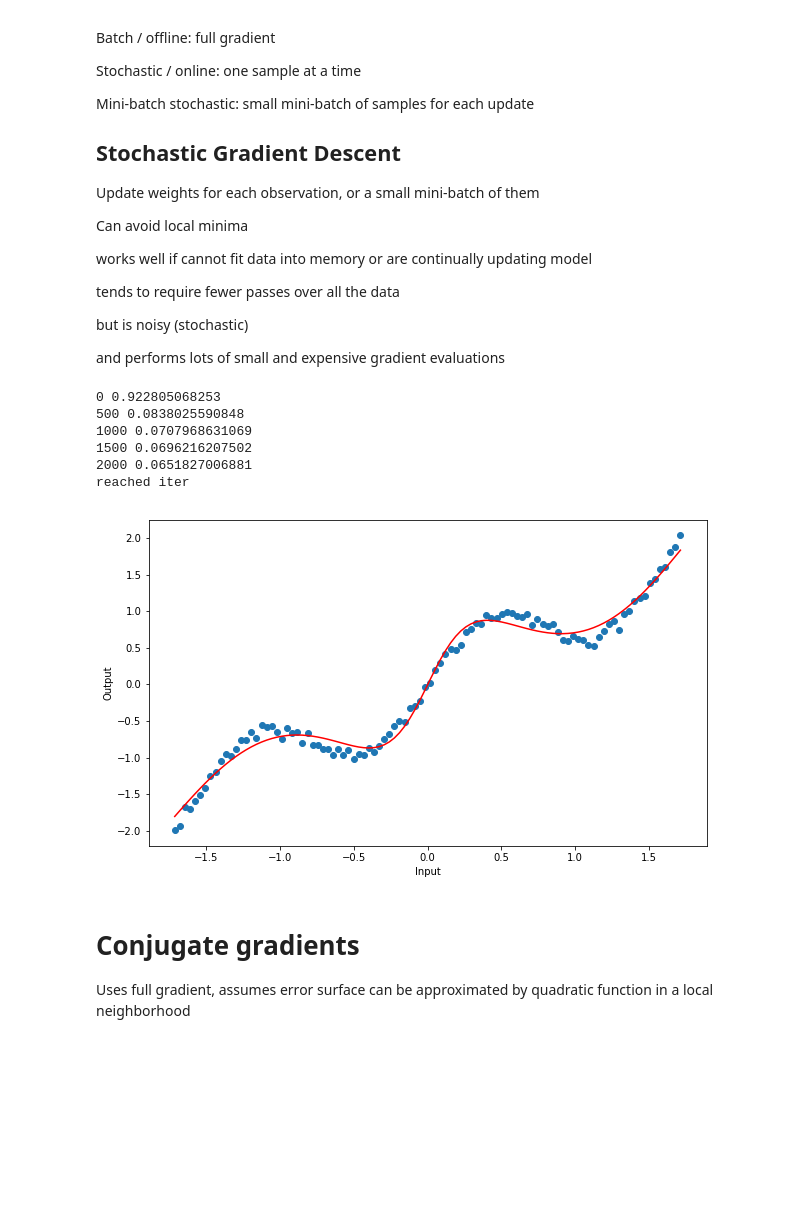
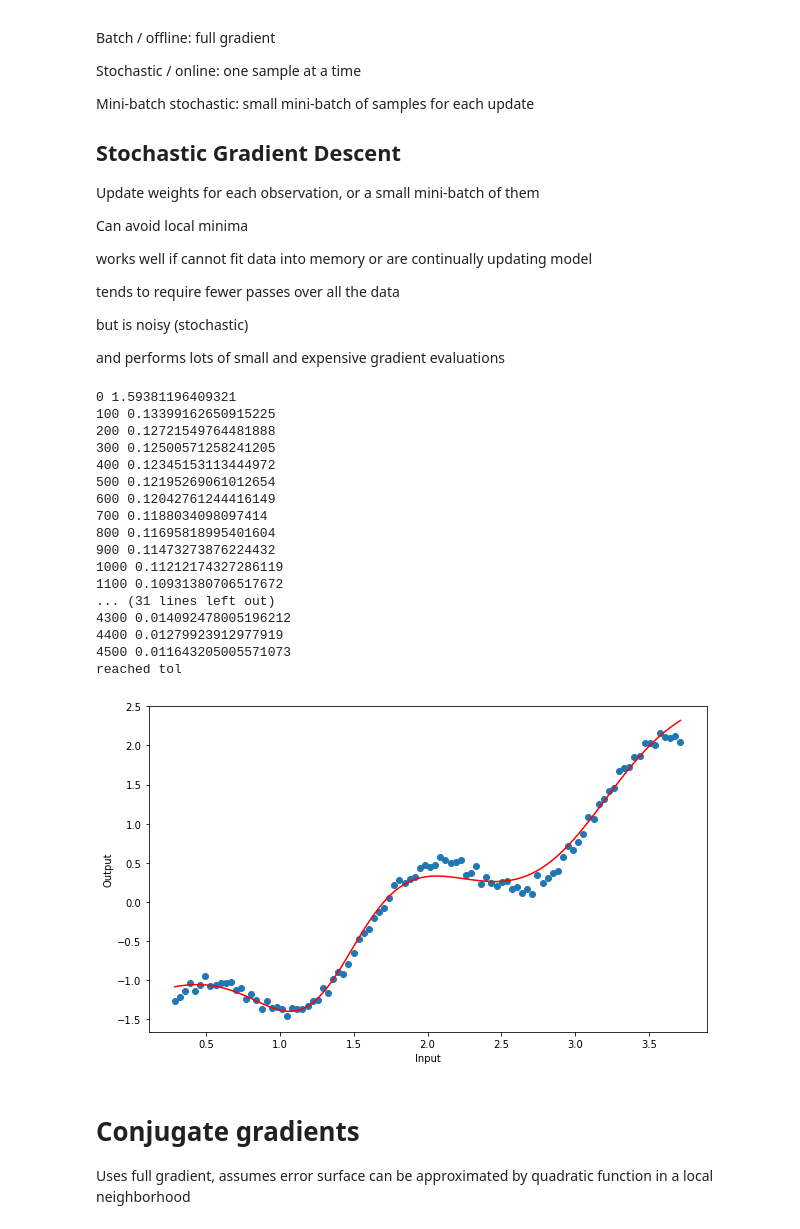
Before and after one commit to idfah/notebooks, a Jupyter notebook: neural-nets/Introduction to Artificial Neural Networks.ipynb, the cells around one changed output. Drawn from its saved outputs; the diff is of its cells as text; code cells hidden in the pictures; blank space fills up the shorter version.

```diff
--- a/neural-nets/Introduction to Artificial Neural Networks.ipynb
+++ b/neural-nets/Introduction to Artificial Neural Networks.ipynb
@@ -380,7 +387,7 @@ class ForwardNetSGD(ForwardNet):
     """Feedforward network using Stochastic Gradient Descent
     """
     def train(self, x, g, batch_size=10,
-              learning_rate=0.1, maxiter=1500, tol=1.0e-2):
+              learning_rate=0.1, maxiter=5000, tol=1.0e-5):
         i = 0
         prev_error = np.mean((self.predict(x) - g)**2)
 
@@ -398,31 +405,51 @@ class ForwardNetSGD(ForwardNet):
 
             error = np.mean((self.predict(x) - g)**2)
 
-            if (i % 500) == 0:
+            if (i % 100) == 0:
                 print(i, error)
 
             if np.abs(prev_error - error) < tol:
                 print("reached tol")
                 break
 
-            error_prev = error
+            prev_error = error
             i += 1
-# %%
-nn_ripple_sgd = ForwardNetSGD(x, g_ripple, nh=10, learning_rate=0.1, maxiter=2000)
-y_ripple_sgd = nn_ripple.predict(x)
-
-plt.scatter(x, g_ripple);
-plt.plot(x, y_ripple_sgd, color="red");
-plt.xlabel("Input")
-plt.ylabel("Output");
-# %% [output]
-0 0.922805068253
-500 0.0838025590848
-1000 0.0707968631069
-1500 0.0696216207502
-2000 0.0651827006881
-reached iter
-[figure, removed]
+# %%
+x_scale = 1.0 * x + 2.0
+
+g = 20.0*x_scale + np.random.normal(size=(ns,1))
+g -= g.mean(axis=0)
+g /= g.std(axis=0)
+g_ripple = g + 0.5 * np.sin(4*x_scale)
+g_ripple -= g.mean(axis=0)
+g_ripple /= g.std(axis=0)
+
+nn_ripple_sgd = ForwardNetSGD(x_scale, g_ripple, nh=10, learning_rate=0.01)
+y_ripple_sgd = nn_ripple_sgd.predict(x_scale)
+
+plt.scatter(x_scale, g_ripple);
+plt.plot(x_scale, y_ripple_sgd, color="red");
+plt.xlabel("Input")
+plt.ylabel("Output");
+# %% [output]
+0 1.59381196409321
+100 0.13399162650915225
+200 0.12721549764481888
+300 0.12500571258241205
+400 0.12345153113444972
+500 0.12195269061012654
+600 0.12042761244416149
+700 0.1188034098097414
+800 0.11695818995401604
+900 0.11473273876224432
+1000 0.11212174327286119
+1100 0.10931380706517672
+... (31 lines left out)
+4300 0.014092478005196212
+4400 0.01279923912977919
+4500 0.011643205005571073
+reached tol
+[figure, added]
 # %% [markdown]
 # Conjugate gradients
 
```
Also changed, not shown: parts of 10 cells of this notebook.
